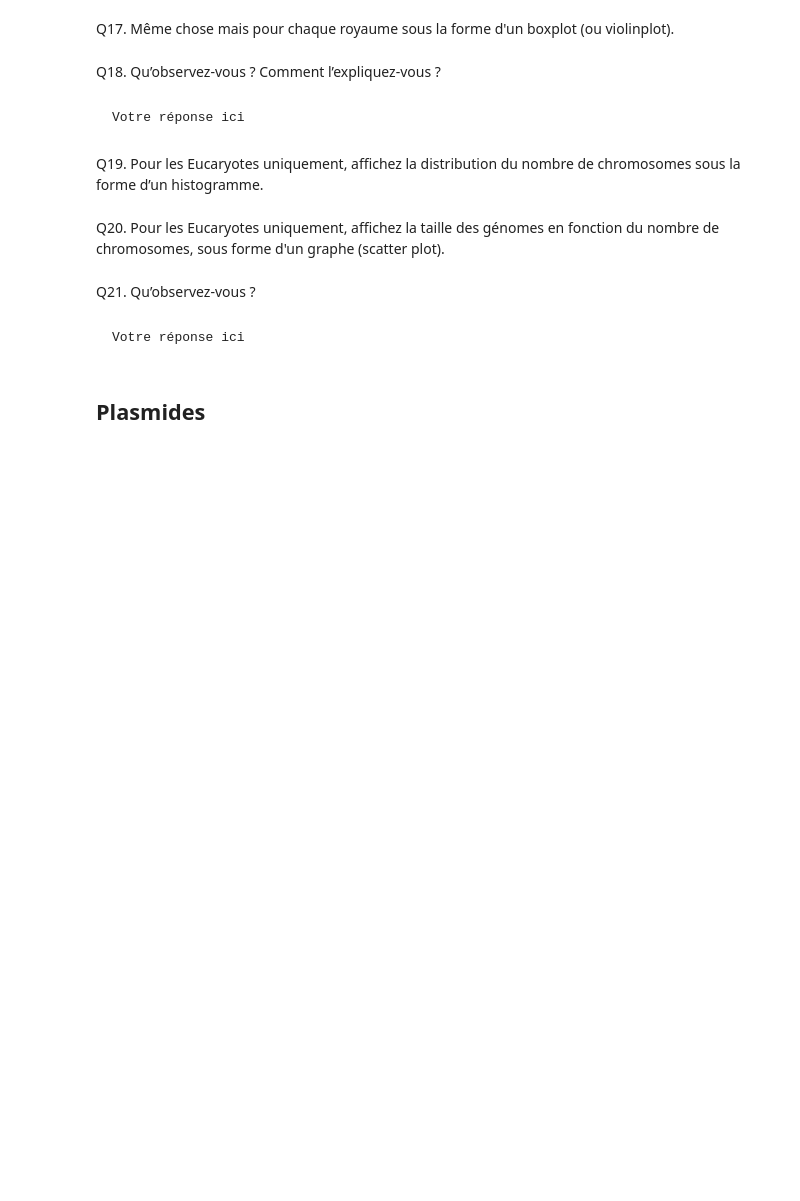
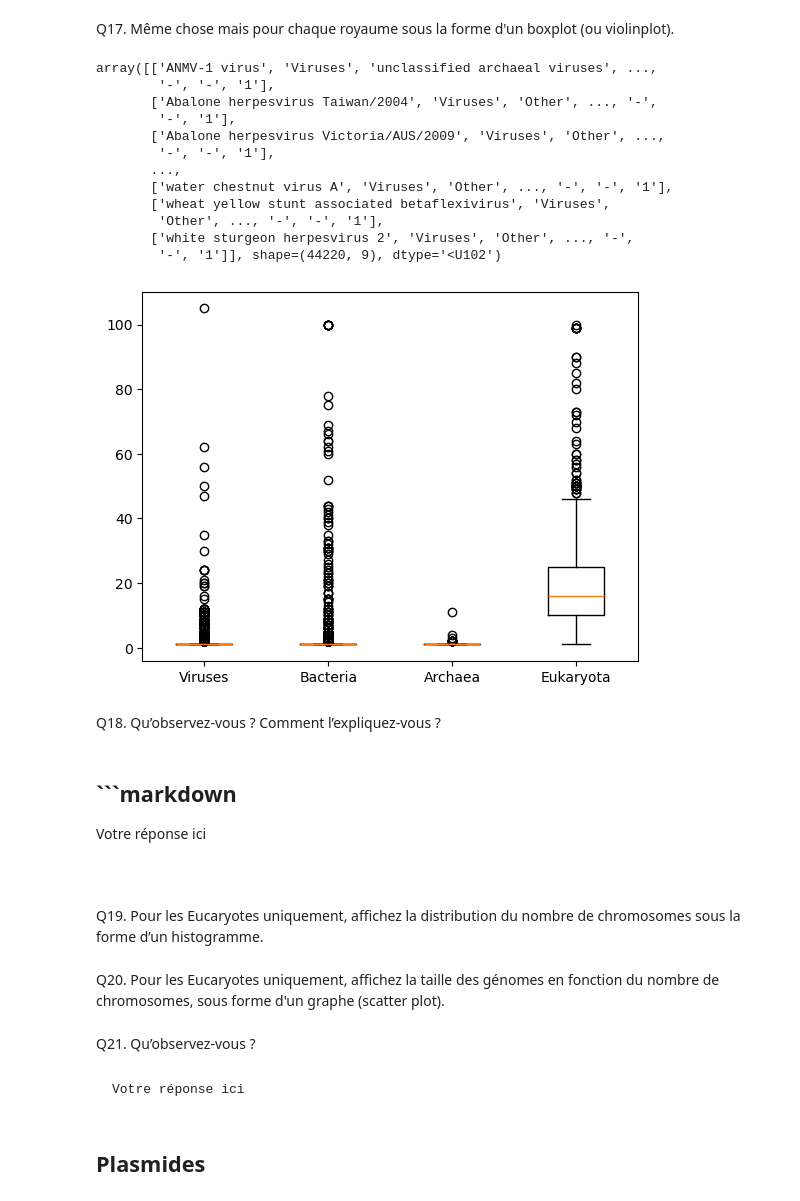
Before and after one commit to Lemarronier/BINF2025_TP1, a Jupyter notebook: BINF2025_TP1.ipynb, the cells around one changed output. Saved outputs shown, nothing was run; the diff lists cells and outputs as text; code cells hidden in the pictures; blank space fills up the shorter version.

````diff
--- a/BINF2025_TP1.ipynb
+++ b/BINF2025_TP1.ipynb
@@ -228,7 +252,25 @@ Q17. Même chose mais pour chaque royaume sous la forme d'un boxplot (ou violinp
+# %%
+chromo = rows[rows[:, 5] != "-"]
+plt.boxplot([np.int_(chromo[chromo[:, 1] == kingdom, 5]) for kingdom in kingdomSet], tick_labels=kingdomSet)
+chromo
+# %% [output]
+array([['ANMV-1 virus', 'Viruses', 'unclassified archaeal viruses', ...,
+        '-', '-', '1'],
+       ['Abalone herpesvirus Taiwan/2004', 'Viruses', 'Other', ..., '-',
+        '-', '1'],
+       ['Abalone herpesvirus Victoria/AUS/2009', 'Viruses', 'Other', ...,
+        '-', '-', '1'],
+       ...,
+       ['water chestnut virus A', 'Viruses', 'Other', ..., '-', '-', '1'],
+       ['wheat yellow stunt associated betaflexivirus', 'Viruses',
+        'Other', ..., '-', '-', '1'],
+       ['white sturgeon herpesvirus 2', 'Viruses', 'Other', ..., '-',
+        '-', '1']], shape=(44220, 9), dtype='<U102')
+[figure, added]
 # %% [markdown]
 Q18. Qu’observez-vous ? Comment l’expliquez-vous ?
 # %% [markdown]
-```markdown
+## ```markdown
 Votre réponse ici
 ```
 # %% [markdown]
````
Also changed, not shown: parts of 13 cells of this notebook.
